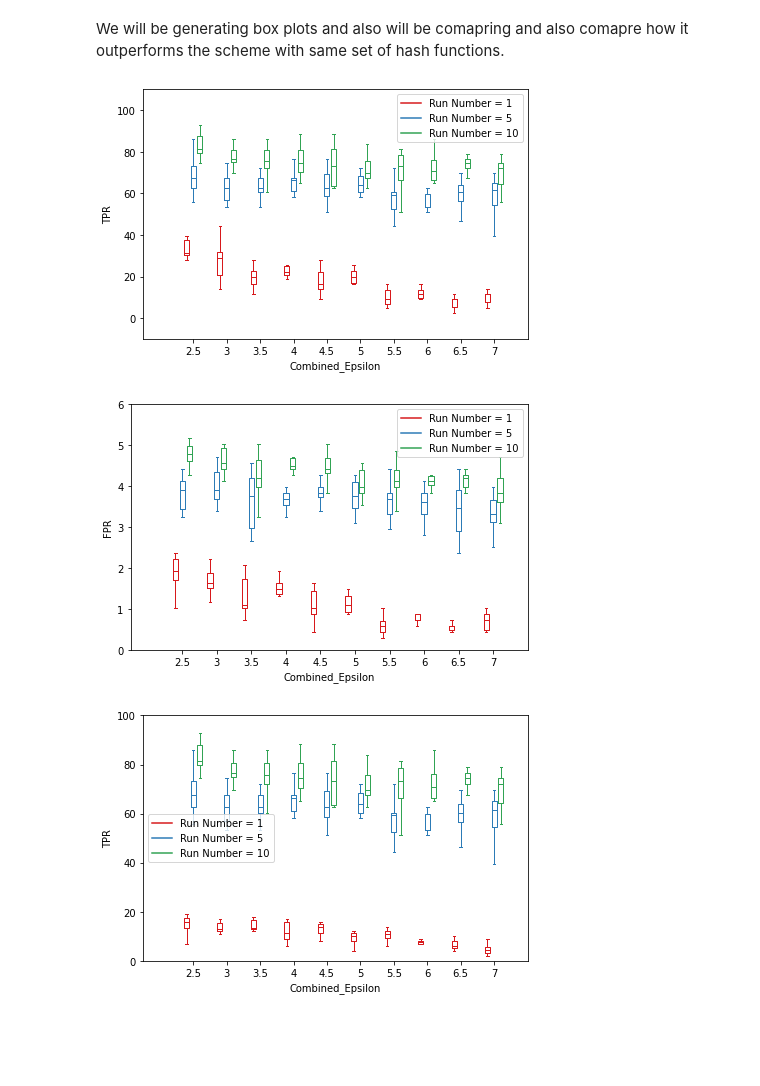
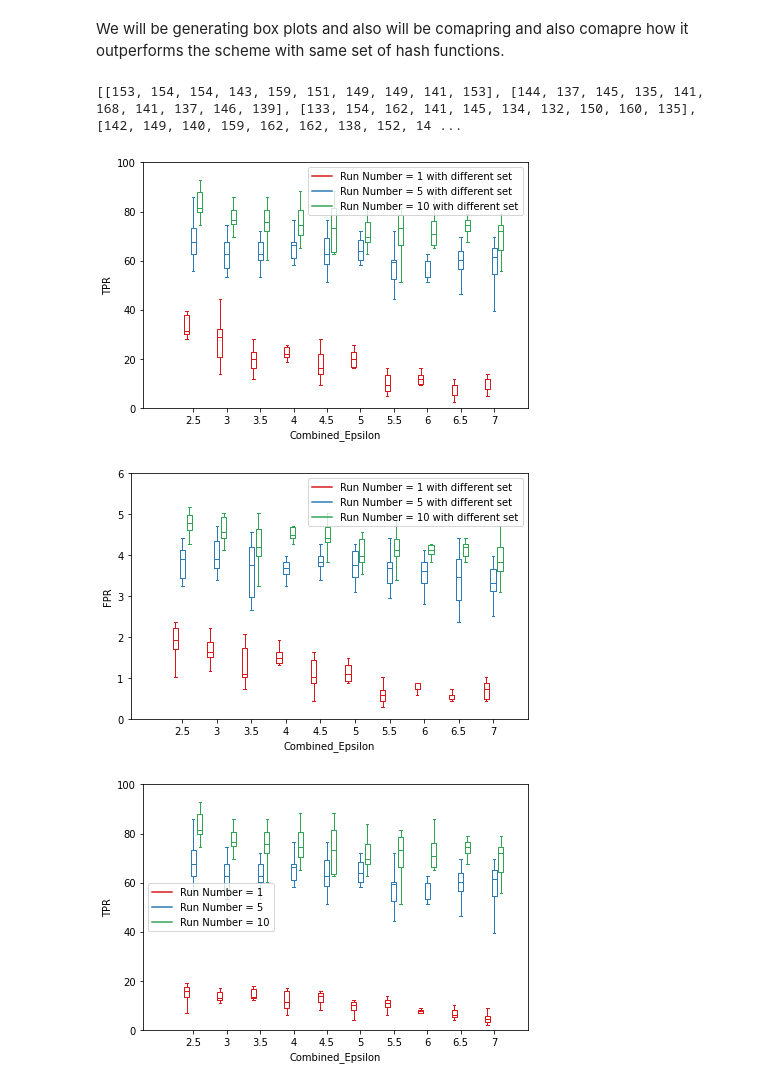
Before and after one commit to snpushpi/Covid19_Contact_tracing_repo_beta, a Jupyter notebook: Data_Analysis_part5_With_Bigger_Dataset.ipynb, the cells around one changed output. Saved outputs shown, nothing was run; the diff lists cells and outputs as text; code cells hidden in the pictures; blank space fills up the shorter version.

```diff
--- a/Data_Analysis_part5_With_Bigger_Dataset.ipynb
+++ b/Data_Analysis_part5_With_Bigger_Dataset.ipynb
@@ -588,6 +1006,14 @@ group_list_tpr10_same = []
 group_list_fpr10_same = []
 group_list_tpr1_same = []
 group_list_fpr1_same = []
+vru_diff1_tpr = []
+vru_diff5_tpr = []
+vru_diff10_tpr = []
+vru_diff1_fpr = []
+vru_diff5_fpr = []
+vru_diff10_fpr = []
+vru_same10_tpr = []
+vru_same10_fpr = []
 eps1 = [2.5,3,3.5,4,4.5,5,5.5,6,6.5,7]
 eps5 = []
 eps10 = []
@@ -609,6 +1035,13 @@ for elt in eps1:
         temp_list2.append(e[(elt,1)][1])
     group_list_tpr1_same.append(temp_list1)
     group_list_fpr1_same.append(temp_list2)
+    temp_list1 = []
+    temp_list2 = []
+    for e in vru_diff1:
+        temp_list1.append(e[(elt,1)][0])
+        temp_list2.append(e[(elt,1)][1])
+    vru_diff1_tpr.append(temp_list1)
+    vru_diff1_fpr.append(temp_list2)
 
 for elt in eps5:
     temp_list1 = []
@@ -625,6 +1058,14 @@ for elt in eps5:
         temp_list2.append(e[(elt,5)][1])
     group_list_tpr5_same.append(temp_list1)
     group_list_fpr5_same.append(temp_list2)
+    temp_list1 = []
+    temp_list2 = []
+    for e in vru_diff5:
+        temp_list1.append(e[(elt,5)][0])
+        temp_list2.append(e[(elt,5)][1])
+    vru_diff5_tpr.append(temp_list1)
+    vru_diff5_fpr.append(temp_list2)
+
 
 for elt in eps10:
     temp_list1 = []
@@ -641,7 +1082,21 @@ for elt in eps10:
         temp_list2.append(e[(elt,10)][1])
     group_list_tpr10_same.append(temp_list1)
     group_list_fpr10_same.append(temp_list2)
-
+    temp_list1 = []
+    temp_list2 = []
+    for e in vru_diff10:
+        temp_list1.append(e[(elt,10)][0])
+        temp_list2.append(e[(elt,10)][1])
+    vru_diff10_tpr.append(temp_list1)
+    vru_diff10_fpr.append(temp_list2)
+    temp_list1 = []
+    temp_list2 = []
+    for e in vru_same10:
+        temp_list1.append(e[(elt,10)][0])
+        temp_list2.append(e[(elt,10)][1])
+    vru_same10_tpr.append(temp_list1)
+    vru_same10_fpr.append(temp_list2)
+print(vru_diff1_tpr)
 group_list_tpr1 = tpr_list_generator(group_list_tpr1)
 group_list_tpr5 = tpr_list_generator(group_list_tpr5)
 group_list_tpr10 = tpr_list_generator(group_list_tpr10)
@@ -654,43 +1109,53 @@ group_list_tpr10_same = tpr_list_generator(group_list_tpr10_same)
 group_list_fpr10_same = fpr_list_generator(group_list_fpr10_same)
 grpup_list_tpr1_same = tpr_list_generator(group_list_tpr1_same)
 group_list_fpr1_same = fpr_list_generator(group_list_fpr1_same)
+vru_diff1_tpr = tpr_list_generator_vru(vru_diff1_tpr)
+vru_diff5_tpr = tpr_list_generator_vru(vru_diff5_tpr)
+vru_diff10_tpr = tpr_list_generator_vru(vru_diff10_tpr)
+vru_diff1_fpr = fpr_list_generator_vru(vru_diff1_fpr)
+vru_diff5_fpr = fpr_list_generator_vru(vru_diff5_fpr)
+vru_diff10_fpr = fpr_list_generator_vru(vru_diff10_fpr)
+vru_same10_tpr = tpr_list_generator_vru(vru_same10_tpr)
+vru_same10_fpr = fpr_list_generator_vru(vru_same10_fpr)
+# %% [output]
+[[153, 154, 154, 143, 159, 151, 149, 149, 141, 153], [144, 137, 145, 135, 141, 168, 141, 137, 146, 139], [133, 154, 162, 141, 145, 134, 132, 150, 160, 135], [142, 149, 140, 159, 162, 162, 138, 152, 14 ...
 # %%
 import matplotlib.pyplot as plt
 import numpy as np
 
 
 ticks = eps1
 
 def set_box_color(bp, color):
     plt.setp(bp['boxes'], color=color)
     plt.setp(bp['whiskers'], color=color)
     plt.setp(bp['caps'], color=color)
     plt.setp(bp['medians'], color=color)
 
 fig = plt.figure()
 fig.patch.set_facecolor('xkcd:white')
 bpl = plt.boxplot(group_list_tpr1, positions=np.array(range(len(group_list_tpr1)))*2.0-0.4, sym='', widths = 0.3)
 bpm = plt.boxplot(group_list_tpr5, positions=np.array(range(len(group_list_tpr5)))*2.0, sym='', widths = 0.3)
 bpr = plt.boxplot(group_list_tpr10, positions=np.array(range(len(group_list_tpr10)))*2.0+0.4, sym='', widths = 0.3)
 set_box_color(bpl, '#D7191C') # colors are from http://colorbrewer2.org/
 set_box_color(bpm, '#2C7BB6')
 set_box_color(bpr, '#31A354')
 
 # draw temporary red and blue lines and use them to create a legend
-plt.plot([], c='#D7191C', label='Run Number = 1')
-plt.plot([], c='#2C7BB6', label='Run Number = 5')
-plt.plot([], c='#31A354', label='Run Number = 10')
+plt.plot([], c='#D7191C', label='Run Number = 1 with different set')
+plt.plot([], c='#2C7BB6', label='Run Number = 5 with different set')
+plt.plot([], c='#31A354', label='Run Number = 10 with different set')
 plt.legend()
 
 plt.xticks(range(0, len(ticks) * 2, 2), ticks)
 plt.xlim(-3, len(ticks)*2)
-plt.ylim(-10,110)
+plt.ylim(0,100)
 plt.tight_layout()
 plt.xlabel("Combined_Epsilon")
 plt.ylabel("TPR")
 plt.savefig('boxcompare.png')
 # %% [output]
-[figure, old version]
+[figure, new version]
 # %%
 import matplotlib.pyplot as plt
 import numpy as np
@@ -714,9 +1179,9 @@ set_box_color(bpm, '#2C7BB6')
 set_box_color(bpr, '#31A354')
 
 # draw temporary red and blue lines and use them to create a legend
-plt.plot([], c='#D7191C', label='Run Number = 1')
-plt.plot([], c='#2C7BB6', label='Run Number = 5')
-plt.plot([], c='#31A354', label='Run Number = 10')
+plt.plot([], c='#D7191C', label='Run Number = 1 with different set')
+plt.plot([], c='#2C7BB6', label='Run Number = 5 with different set')
+plt.plot([], c='#31A354', label='Run Number = 10 with different set')
 plt.legend()
 
 plt.xticks(range(0, len(ticks) * 2, 2), ticks)
@@ -727,7 +1192,7 @@ plt.xlabel("Combined_Epsilon")
 plt.ylabel("FPR")
 plt.savefig('boxcompare.png')
 # %% [output]
-[figure, old version]
+[figure, new version]
 # %%
 import matplotlib.pyplot as plt
 import numpy as np
```
Also changed, not shown: parts of 14 cells of this notebook.
